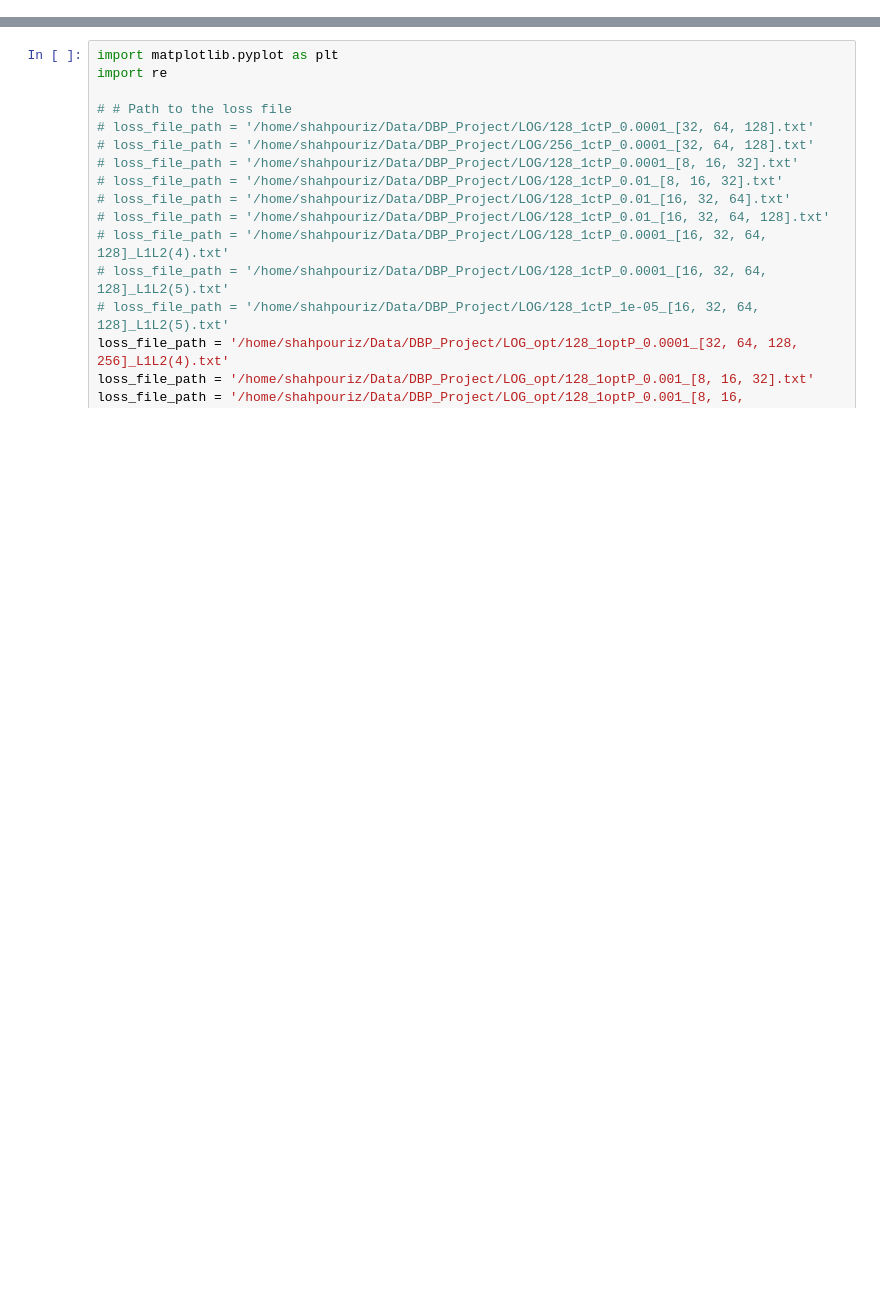
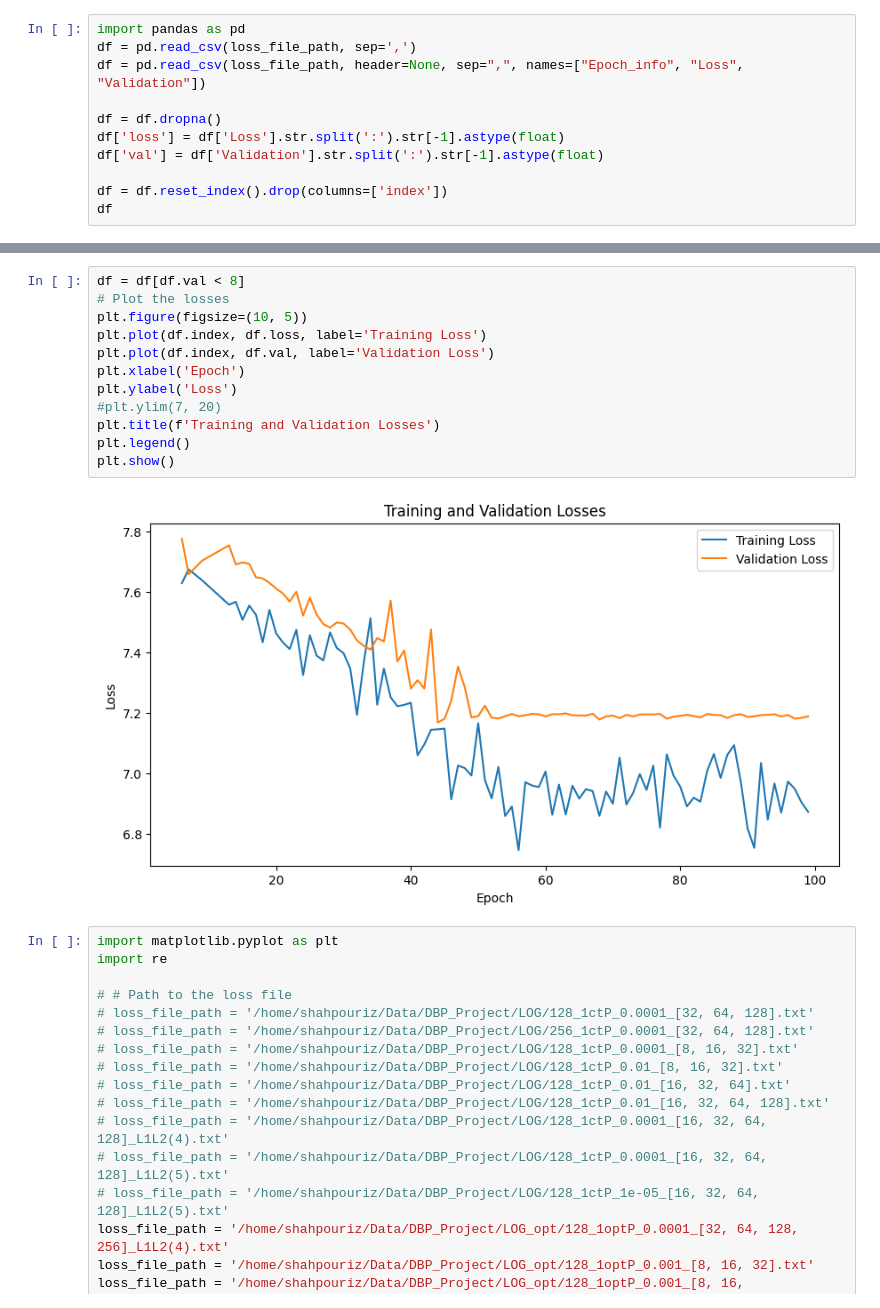
Before and after one commit to s-shahpouri/DBP_Project, a Jupyter notebook: InferenceCT.ipynb, the cells around one changed output, grey strips where cells are left out. Saved outputs shown, nothing was run; the diff lists cells and outputs as text; blank space fills up the shorter version.

```diff
--- a/InferenceCT.ipynb
+++ b/InferenceCT.ipynb
@@ -71,0 +67,11 @@ Validation Losses: [0.7411558694309659, 0.7410716546906365, 0.7404100009136729,
+# %%
+import pandas as pd
+df = pd.read_csv(loss_file_path, sep=',')
+df = pd.read_csv(loss_file_path, header=None, sep=",", names=["Epoch_info", "Loss", "Validation"])
+
+df = df.dropna()
+df['loss'] = df['Loss'].str.split(':').str[-1].astype(float)
+df['val'] = df['Validation'].str.split(':').str[-1].astype(float)
+
+df = df.reset_index().drop(columns=['index'])
+df
@@ -72,3 +92,17 @@ Validation Losses: [0.7411558694309659, 0.7410716546906365, 0.7404100009136729,
+# %%
+df = df[df.val < 8]
+# Plot the losses
+plt.figure(figsize=(10, 5))
+plt.plot(df.index, df.loss, label='Training Loss')
+plt.plot(df.index, df.val, label='Validation Loss')
+plt.xlabel('Epoch')
+plt.ylabel('Loss')
+#plt.ylim(7, 20)
+plt.title(f'Training and Validation Losses')
+plt.legend()
+plt.show()
+# %% [output]
+[figure, added]
 # %%
 import matplotlib.pyplot as plt
 import re
```
Also changed, not shown: parts of 4 cells of this notebook, 17 other files.
